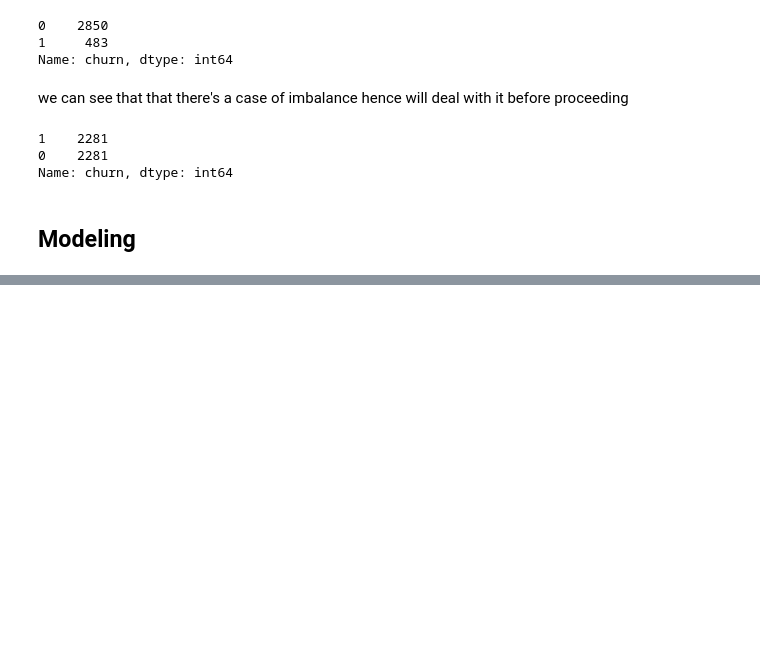
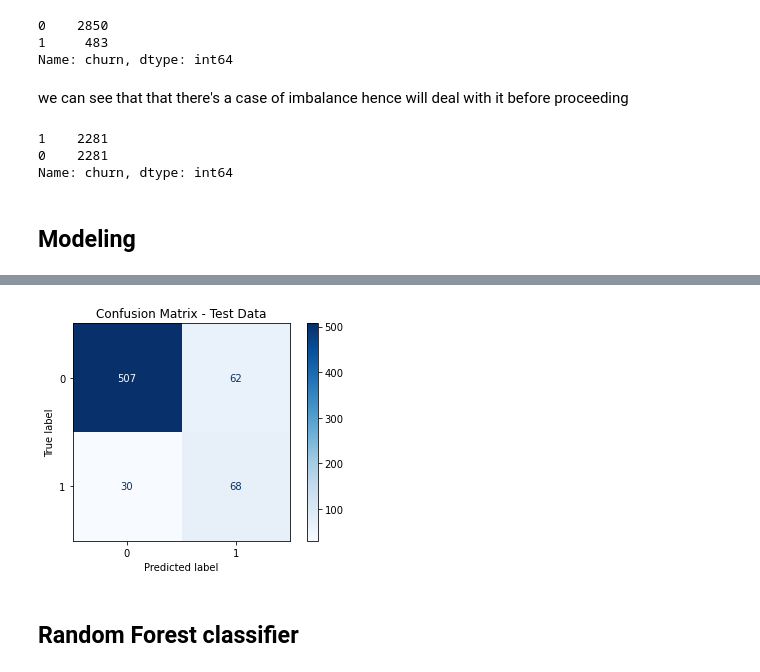
Before and after one commit to Firdosamohamed/dsc_phase3_project_, a Jupyter notebook: customer_churn_analysis.ipynb, the cells around one changed output, grey strips where cells are left out. Drawn from its saved outputs; the diff is of its cells as text; code cells hidden in the pictures; blank space fills up the shorter version.

```diff
--- a/customer_churn_analysis.ipynb
+++ b/customer_churn_analysis.ipynb
@@ -372,0 +444,27 @@ Name: churn, dtype: int64
+# %%
+model2 = DecisionTreeClassifier(random_state=23)
+# Fit the model on the training data
+model2.fit(New_X_train, New_y_train)
+
+# Make predictions on training data
+y_pred_train2 = model2.predict(New_X_train)
+# Make predictions on test data
+y_pred_test2 = model2.predict(X_test)
+# Print classification report for test data
+print(classification_report(y_test, y_pred_test2, target_names=['0', '1']))
+
+
+print('Training Precision: ', precision_score(New_y_train, y_pred_train2))
+print('Testing Precision: ', precision_score(y_test, y_pred_test2))
+print('\n\n')
+
+print('Training Recall: ', recall_score(New_y_train, y_pred_train2))
+print('Testing Recall: ', recall_score(y_test, y_pred_test2))
+print('\n\n')
+
+print('Training Accuracy: ', accuracy_score(New_y_train, y_pred_train2))
+print('Testing Accuracy: ', accuracy_score(y_test, y_pred_test2))
+print('\n\n')
+
+print('Training F1-Score: ', f1_score(New_y_train, y_pred_train2))
+print('Testing F1-Score: ', f1_score(y_test, y_pred_test2))
@@ -372,0 +489,11 @@ Name: churn, dtype: int64
+# %%
+conf_matrix_test = confusion_matrix(y_test, y_pred_test2)
+# Plot confusion matrix for the test data
+disp_test = ConfusionMatrixDisplay(confusion_matrix=conf_matrix_test, display_labels=['0', '1'])
+disp_test.plot(cmap=plt.cm.Blues)
+plt.title('Confusion Matrix - Test Data')
+plt.show()
+# %% [output]
+[figure, added]
+# %% [markdown]
+## Random Forest classifier
```
Also changed, not shown: parts of 22 cells of this notebook.
